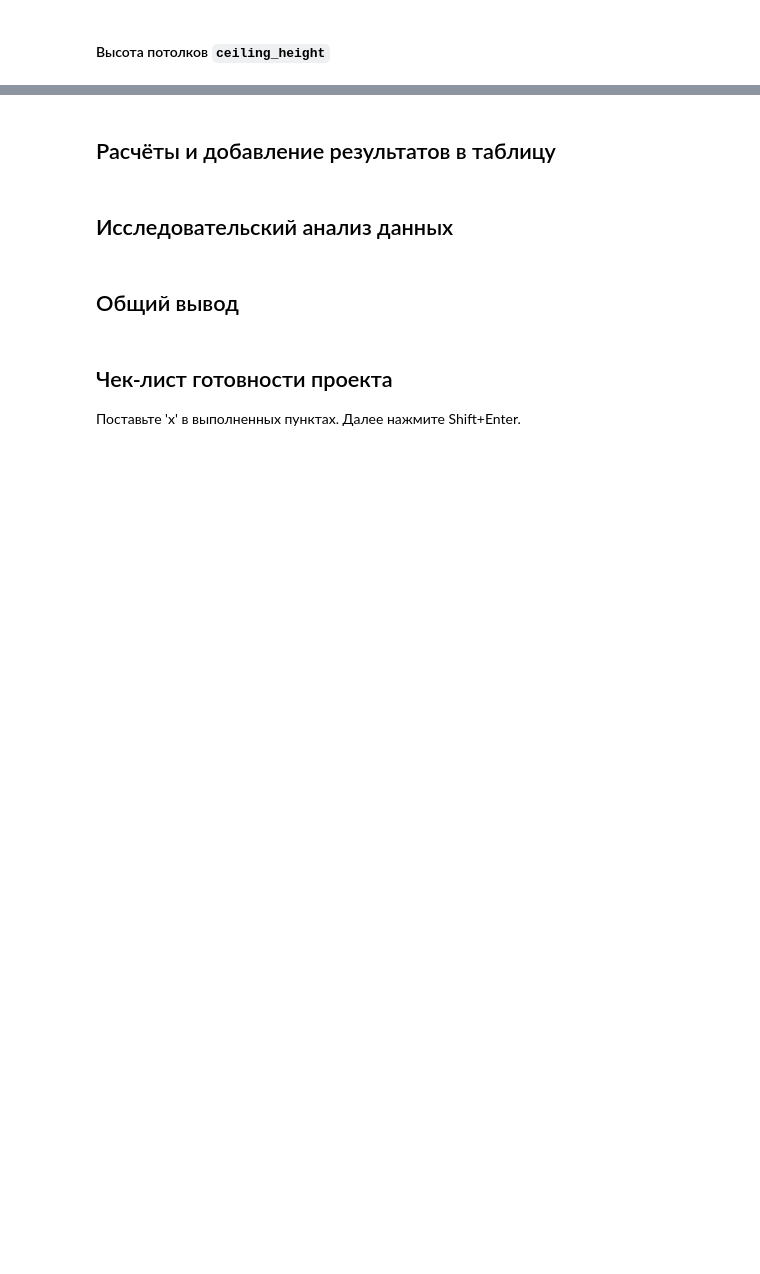
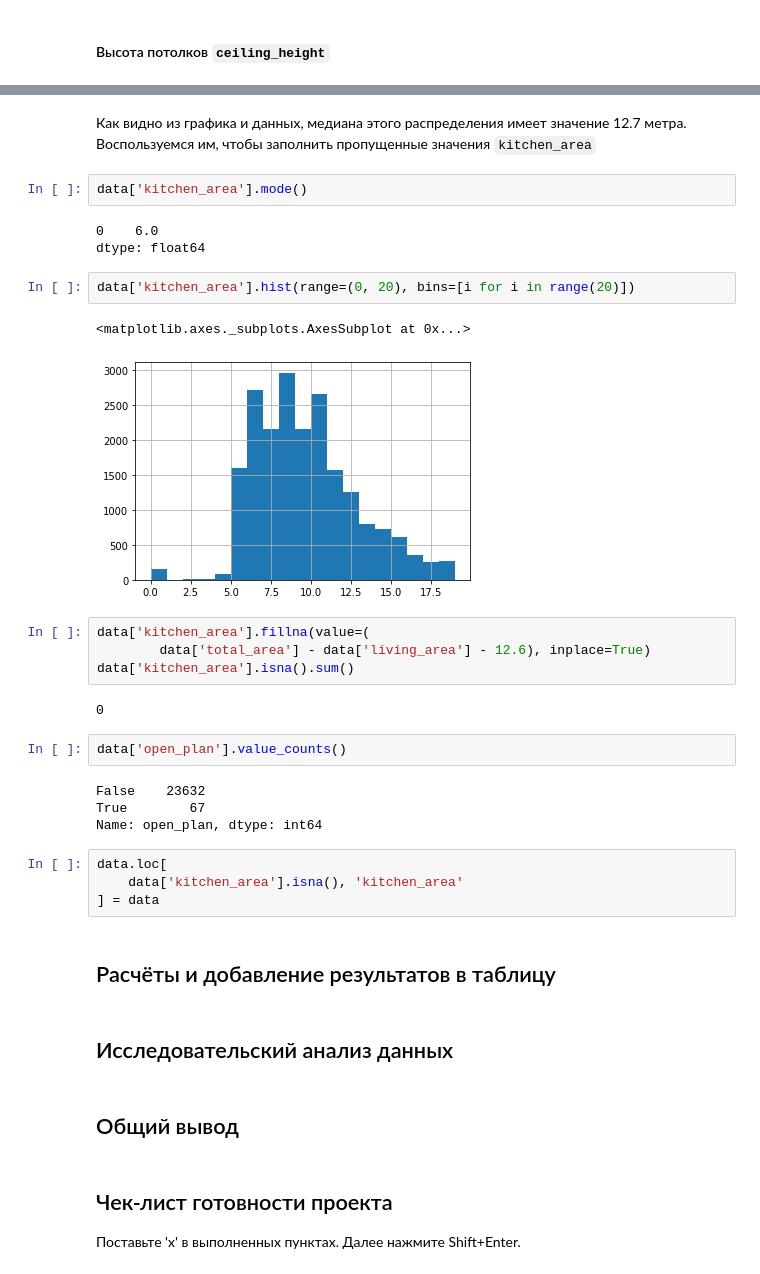
Before and after one commit to mazor86/praktikum_data_science, a Jupyter notebook: sprint_04/mazor86_sprint_04.ipynb, the cells around one changed output, grey strips where cells are left out. Drawn from its saved outputs; the diff is of its cells as text; blank space fills up the shorter version.

```diff
--- a/sprint_04/mazor86_sprint_04.ipynb
+++ b/sprint_04/mazor86_sprint_04.ipynb
@@ -414,3 +514,31 @@ data.pivot_table(index='locality_name')
+# %% [markdown]
+Как видно из графика и данных, медиана этого распределения имеет значение 12.7 метра. Воспользуемся им, чтобы заполнить пропущенные значения `kitchen_area`
+# %%
+data['kitchen_area'].mode()
+# %% [output]
+0    6.0
+dtype: float64
+# %%
+data['kitchen_area'].hist(range=(0, 20), bins=[i for i in range(20)])
+# %% [output]
+<matplotlib.axes._subplots.AxesSubplot at 0x...>
+[figure, added]
+# %%
+data['kitchen_area'].fillna(value=(
+        data['total_area'] - data['living_area'] - 12.6), inplace=True)
+data['kitchen_area'].isna().sum()
+# %% [output]
+0
+# %%
+data['open_plan'].value_counts()
+# %% [output]
+False    23632
+True        67
+Name: open_plan, dtype: int64
+# %%
+data.loc[
+    data['kitchen_area'].isna(), 'kitchen_area'
+] = data
 # %% [markdown]
 ## Расчёты и добавление результатов в таблицу
 # %% [markdown]
```
Also changed, not shown: parts of 58 cells of this notebook.
